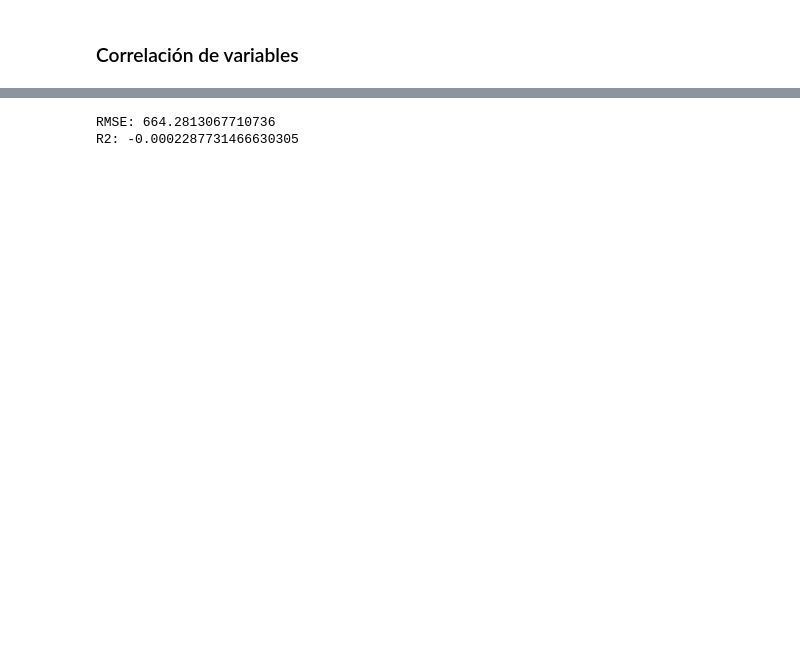
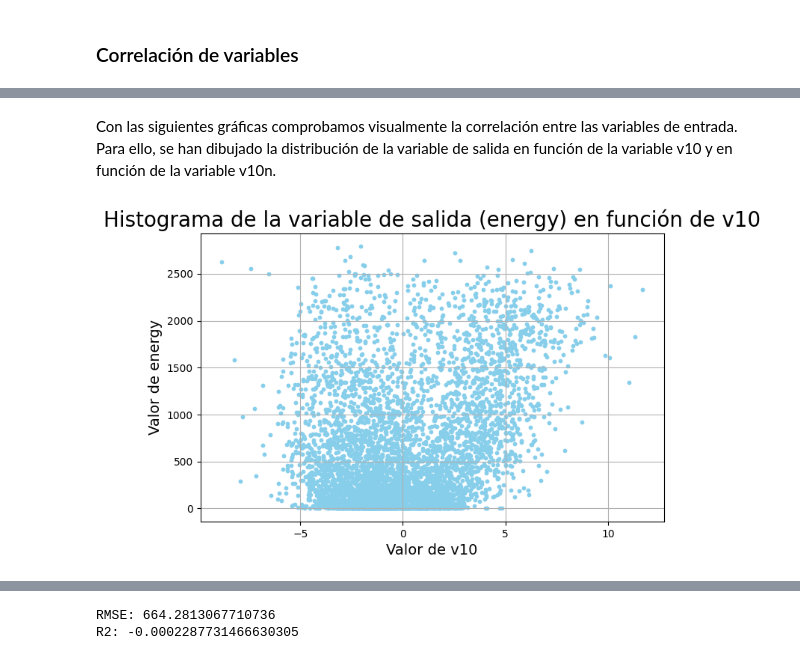
Before and after one commit to celiiaaa/Energy_Prediction_System, a Jupyter notebook: main.ipynb, the cells around one changed output, grey strips where cells are left out. Drawn from its saved outputs; the diff is of its cells as text; code cells hidden in the pictures; blank space fills up the shorter version.

```diff
--- a/main.ipynb
+++ b/main.ipynb
@@ -291,0 +272,12 @@ Sine embargo, hay algunos pares de variables que muestran una alta correlación
+# %% [markdown]
+Con las siguientes gráficas comprobamos visualmente la correlación entre las variables de entrada. Para ello, se han dibujado la distribución de la variable de salida en función de la variable v10 y en función de la variable v10n.
+# %%
+plt.figure(figsize=(8, 5))
+plt.scatter(wind_ava['v10.13'], y_df, color='skyblue', marker='o', s=10)
+plt.title('Histograma de la variable de salida (energy) en función de v10', size=20)
+plt.xlabel('Valor de v10', size=14)
+plt.ylabel('Valor de energy', size=14)
+plt.grid(True)
+plt.show()
+# %% [output]
+[figure, added]
```
Also changed, not shown: parts of 23 cells of this notebook, 1 other file.
